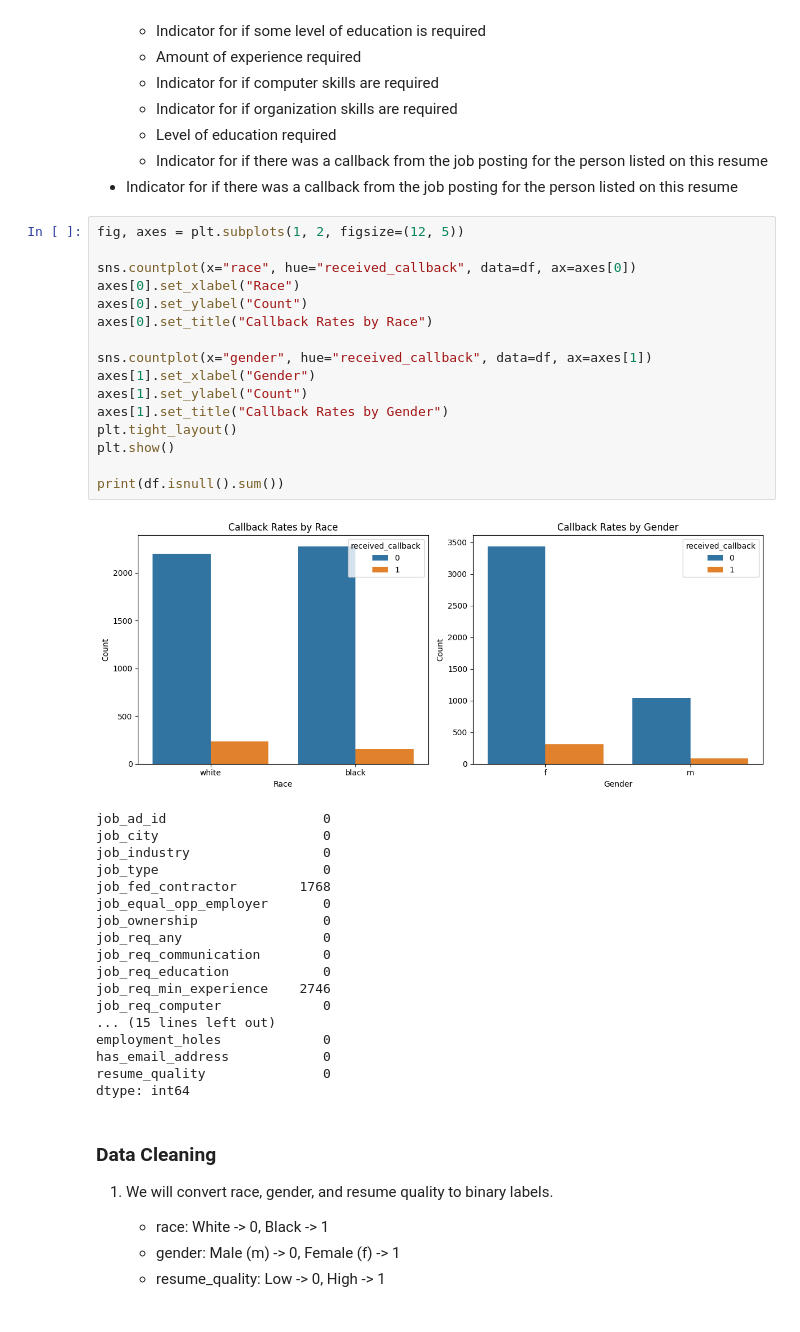
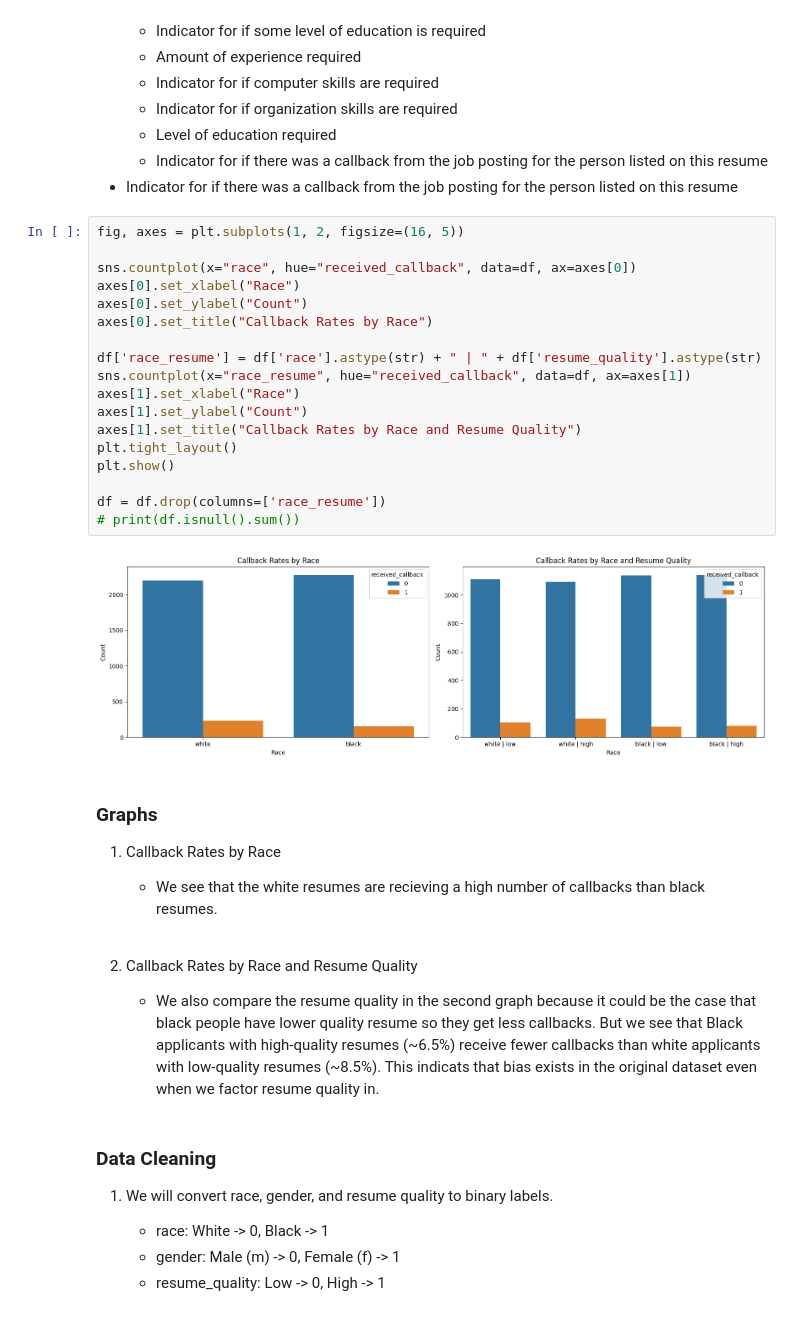
Before and after one commit to jag039/CSE190_-Assignment2, a Jupyter notebook: Assignment2.ipynb, the cells around one changed output. Cells and saved outputs as stored; diff of their text form.

```diff
--- a/Assignment2.ipynb
+++ b/Assignment2.ipynb
@@ -78,40 +79,34 @@ Dataset features:
   - Indicator for if there was a callback from the job posting for the person listed on this resume
 - Indicator for if there was a callback from the job posting for the person listed on this resume
 # %%
-fig, axes = plt.subplots(1, 2, figsize=(12, 5))
+fig, axes = plt.subplots(1, 2, figsize=(16, 5))
 
 sns.countplot(x="race", hue="received_callback", data=df, ax=axes[0])
 axes[0].set_xlabel("Race")
 axes[0].set_ylabel("Count")
 axes[0].set_title("Callback Rates by Race")
 
-sns.countplot(x="gender", hue="received_callback", data=df, ax=axes[1])
-axes[1].set_xlabel("Gender")
+df['race_resume'] = df['race'].astype(str) + " | " + df['resume_quality'].astype(str)
+sns.countplot(x="race_resume", hue="received_callback", data=df, ax=axes[1])
+axes[1].set_xlabel("Race")
 axes[1].set_ylabel("Count")
-axes[1].set_title("Callback Rates by Gender")
+axes[1].set_title("Callback Rates by Race and Resume Quality")
 plt.tight_layout()
 plt.show()
 
-print(df.isnull().sum())
+df = df.drop(columns=['race_resume'])
+# print(df.isnull().sum())
 # %% [output]
-[figure, old version]
+[figure, new version]
-job_ad_id                    0
-job_city                     0
-job_industry                 0
-job_type                     0
-job_fed_contractor        1768
-job_equal_opp_employer       0
-job_ownership                0
-job_req_any                  0
-job_req_communication        0
-job_req_education            0
-job_req_min_experience    2746
-job_req_computer             0
-... (15 lines left out)
-employment_holes             0
-has_email_address            0
-resume_quality               0
-dtype: int64
+# %% [markdown]
+### Graphs
+
+1. Callback Rates by Race
+    - We see that the white resumes are recieving a high number of callbacks than black resumes.
+<br/><br/>
+
+1. Callback Rates by Race and Resume Quality
+    - We also compare the resume quality in the second graph because it could be the case that black people have lower quality resume so they get less callbacks. But we see that Black applicants with high-quality resumes (~6.5%) receive fewer callbacks than white applicants with low-quality resumes (~8.5%). This indicats that bias exists in the original dataset even when we factor resume quality in.
 # %% [markdown]
 ### Data Cleaning
 
```
Also changed, not shown: parts of 3 cells of this notebook.
